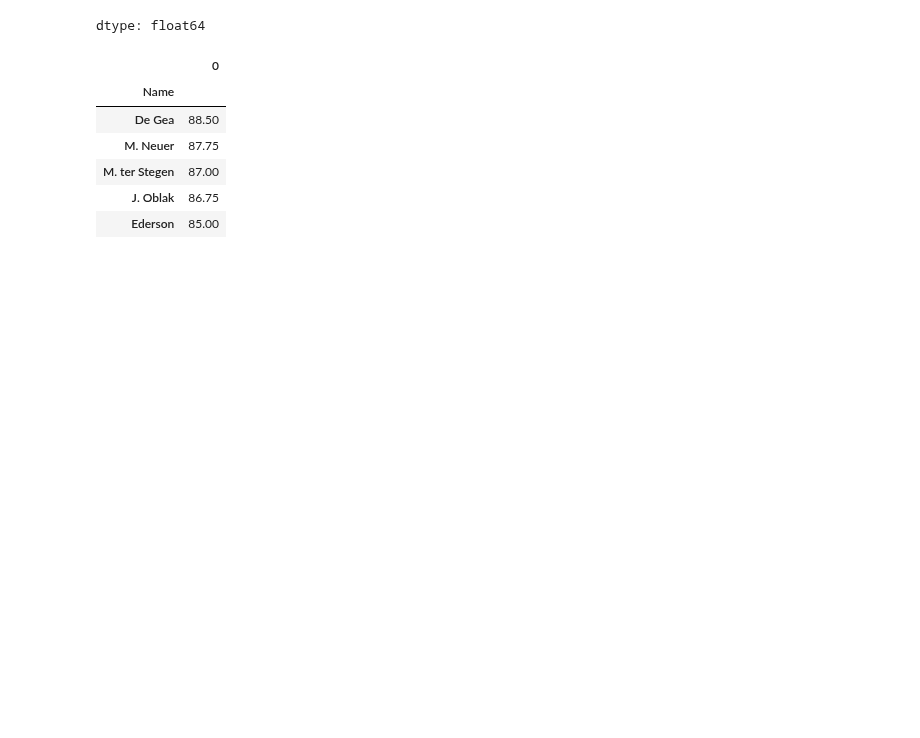
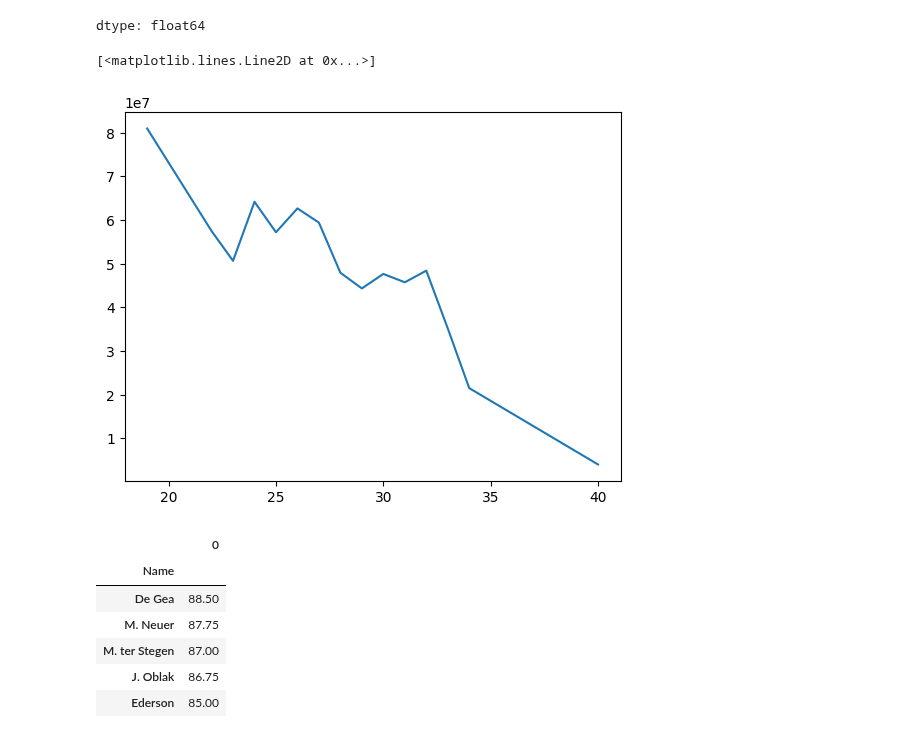
Before and after one commit to matheuspfferreira/python_data_science, a Jupyter notebook: Jogadores de Futebol - 04/notebook/nb_jogadores_futebol.ipynb, the cells around one changed output. Saved outputs shown, nothing was run; the diff lists cells and outputs as text; code cells hidden in the pictures; blank space fills up the shorter version.

Commit message:
Incremento de análise objetivando a verificação de queda dos valores dos jogadores conforme o avanço da idade. Sendo assim, é cabível reconhecer o padrão anteriormente descrito no contexto hodierno.

```diff
--- a/Jogadores de Futebol - 04/notebook/nb_jogadores_futebol.ipynb
+++ b/Jogadores de Futebol - 04/notebook/nb_jogadores_futebol.ipynb
@@ -187,6 +188,13 @@ df_media_salarios
 | LM | 137285.714286 |
 | CM | 101500.000000 |
 dtype: float64
+# %%
+# Verificando o valor de um jogador com base em sua idade
+df_valor_idade = df_jogadores.groupby('Age')['Value'].mean()
+plt.plot(df_valor_idade.index, df_valor_idade.values)
+# %% [output]
+[<matplotlib.lines.Line2D at 0x...>]
+[figure, added]
 # %%
 # Definindo os melhores goleiros (média de atributos) do dataframe
 atributos = ['GKHandling', 'GKKicking', 'GKPositioning', 'GKReflexes']
```
Also changed, not shown: parts of 1 cell of this notebook.
